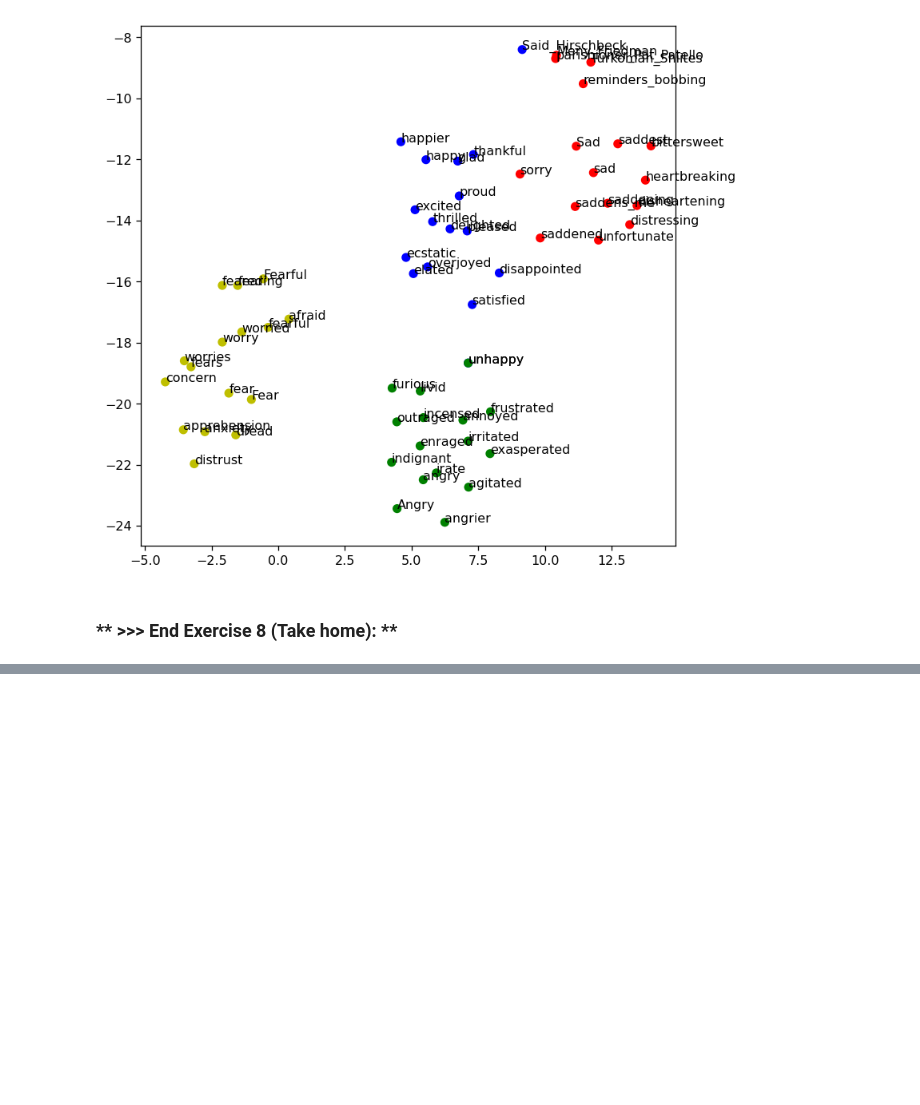
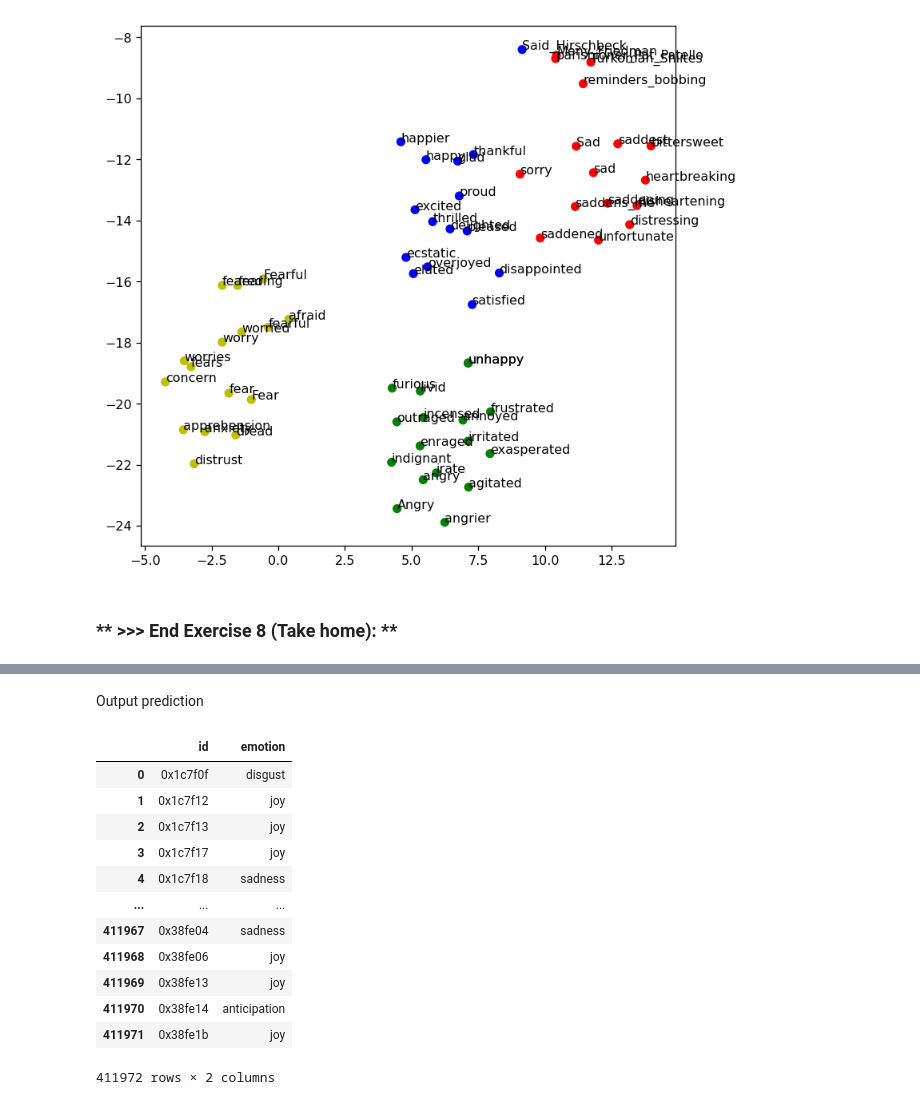
Before and after one commit to Pochenlin513/DM2021-Lab2-Homework, a Jupyter notebook: DM2021-Lab2-Homework.ipynb, the cells around one changed output, grey strips where cells are left out. Saved outputs shown, nothing was run; the diff lists cells and outputs as text; code cells hidden in the pictures; blank space fills up the shorter version.

```diff
--- a/DM2021-Lab2-Homework.ipynb
+++ b/DM2021-Lab2-Homework.ipynb
@@ -704,0 +876,5 @@ plt.show()
+# %%
+le = LabelEncoder()
+le.fit(y_train)
+y_train_le = keras.utils.to_categorical(le.transform(y_train))
+y_val_le = keras.utils.to_categorical(le.transform(y_val))
@@ -704,0 +943,11 @@ plt.show()
+# %%
+csv_logger = CSVLogger('./kaggle/logs/training_log.csv')
+epochs = 5
+batch_size = 32
+
+# training!
+history = model.fit(X_train, y_train_le,
+                    epochs=epochs,
+                    batch_size=batch_size,
+                    callbacks=[csv_logger],
+                    validation_data = (X_val, y_val_le))
@@ -704,0 +966,4 @@ plt.show()
+# %%
+history = model.fit(X_val, y_val_le,
+                    epochs=5,
+                    batch_size=batch_size)
@@ -704,0 +981,24 @@ plt.show()
+# %%
+y_pred = model.predict(X_test, batch_size=batch_size)
+y_pred = le.inverse_transform(np.argmax(y_pred, axis=1))
+# %% [markdown]
+Output prediction
+# %%
+ids = df_test['tweet_id'].values
+output = np.vstack((ids,y_pred)).T
+outputfile = pd.DataFrame(output, columns=['id','emotion'])
+outputfile
+# %% [output]
+|  | id | emotion |
+| 0 | 0x1c7f0f | disgust |
+| 1 | 0x1c7f12 | joy |
+| 2 | 0x1c7f13 | joy |
+| 3 | 0x1c7f17 | joy |
+| 4 | 0x1c7f18 | sadness |
+| ... | ... | ... |
+| 411967 | 0x38fe04 | sadness |
+| 411968 | 0x38fe06 | joy |
+| 411969 | 0x38fe13 | joy |
+| 411970 | 0x38fe14 | anticipation |
+| 411971 | 0x38fe1b | joy |
+411972 rows × 2 columns
```
Also changed, not shown: parts of 39 cells of this notebook, 12 other files.
